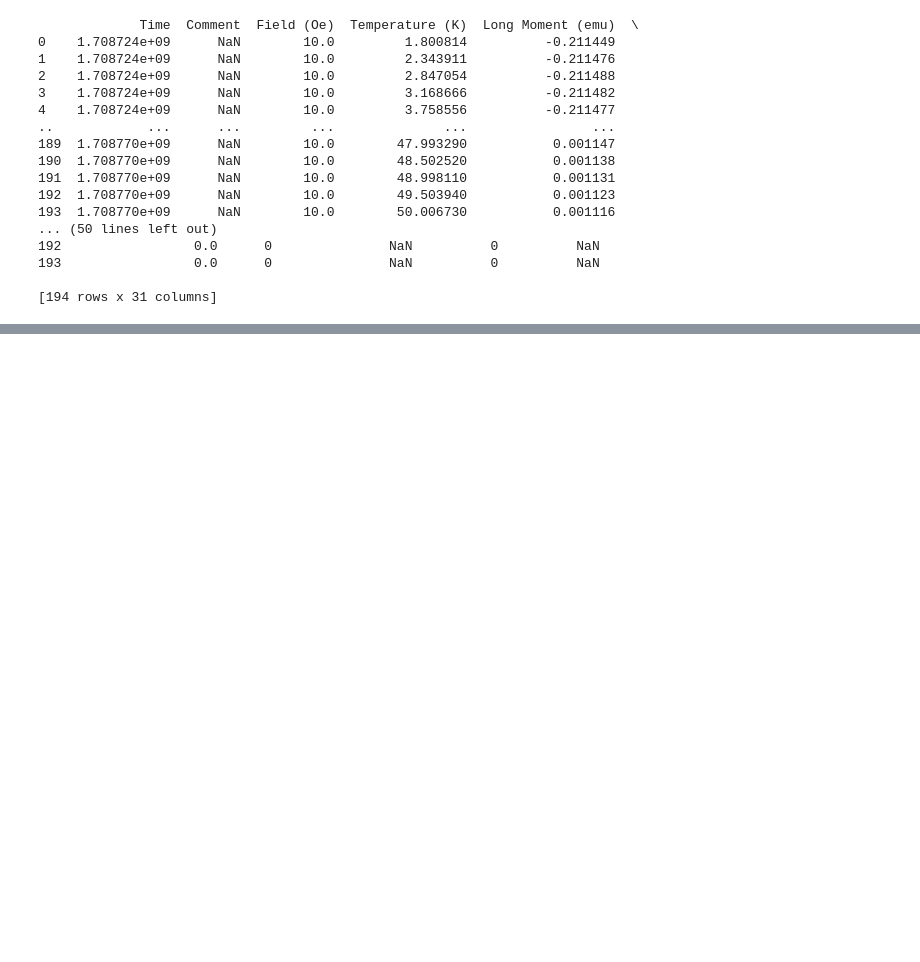
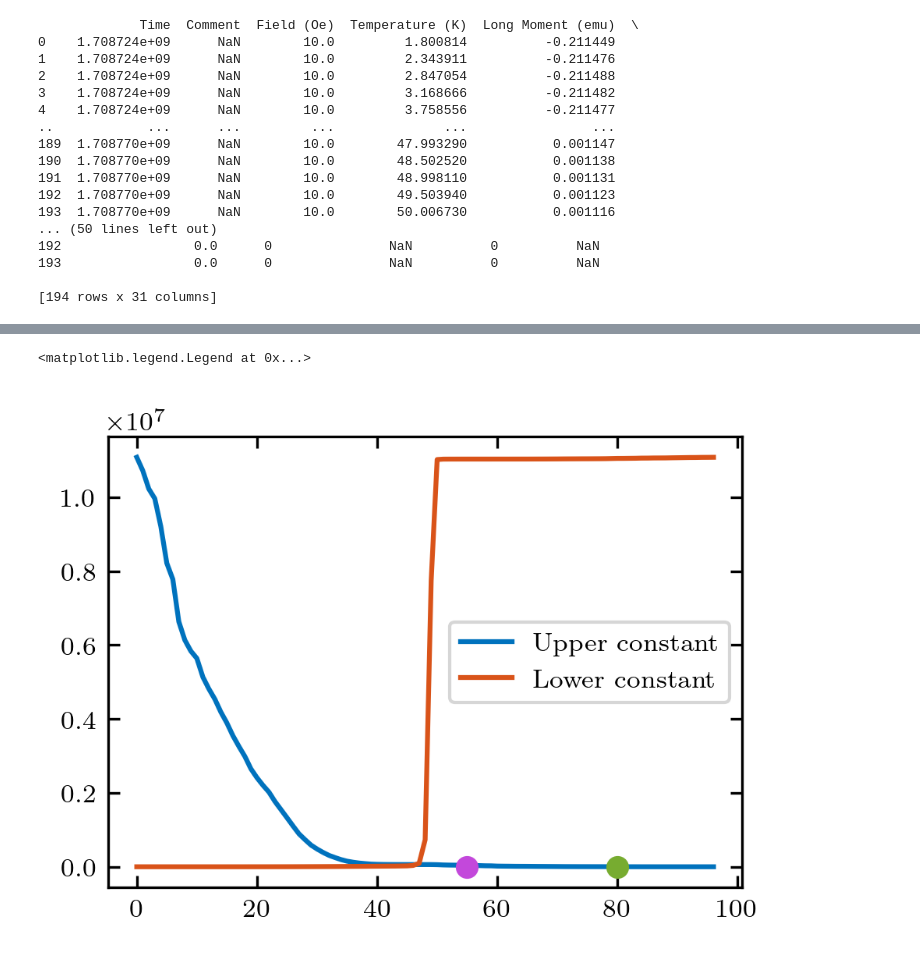
Before and after one commit to NBI-Magnetism-Group/NCCO_Analysis_Code_2026, a Jupyter notebook: SQUID_analysis.ipynb, the cells around one changed output, grey strips where cells are left out. Saved outputs shown, nothing was run; the diff lists cells and outputs as text; code cells hidden in the pictures; blank space fills up the shorter version.

```diff
--- a/SQUID_analysis.ipynb
+++ b/SQUID_analysis.ipynb
@@ -135,0 +261,21 @@ fig.suptitle("Temperature vs Magnetic Moment for Different Samples", fontsize=14
+# %%
+init_guess_UC_KU = {'k':0} # Initial guess upper constant
+init_guess_LC_KU = {'k':-0.009} # Initial guess lower constant
+
+chi_UC_KU = []
+chi_LC_KU = []
+
+for i in range(len(KU_sc_sus_T)):
+    fit_res_UC_KU = fit(KU_sc_sus_T[i:-1], KU_sc_sus_M[i:-1], KU_sc_sus_M_err[i:-1], const, initial_guess=init_guess_UC_KU)
+    chi_UC_KU.append(fit_res_UC_KU.fval)
+    fit_res_LC_KU = fit(KU_sc_sus_T[0:i], KU_sc_sus_M[0:i], KU_sc_sus_M_err[0:i], const, initial_guess=init_guess_LC_KU)
+    chi_LC_KU.append(fit_res_LC_KU.fval)
+# %%
+plt.plot(chi_UC_KU, label='Upper constant')
+plt.plot(chi_LC_KU, label='Lower constant')
+plt.plot(55,0, 'o')
+plt.plot(80,0, 'o')
+plt.legend()
+# %% [output]
+<matplotlib.legend.Legend at 0x...>
+[figure, added]
```
Also changed, not shown: parts of 16 cells of this notebook, 8 other files.
